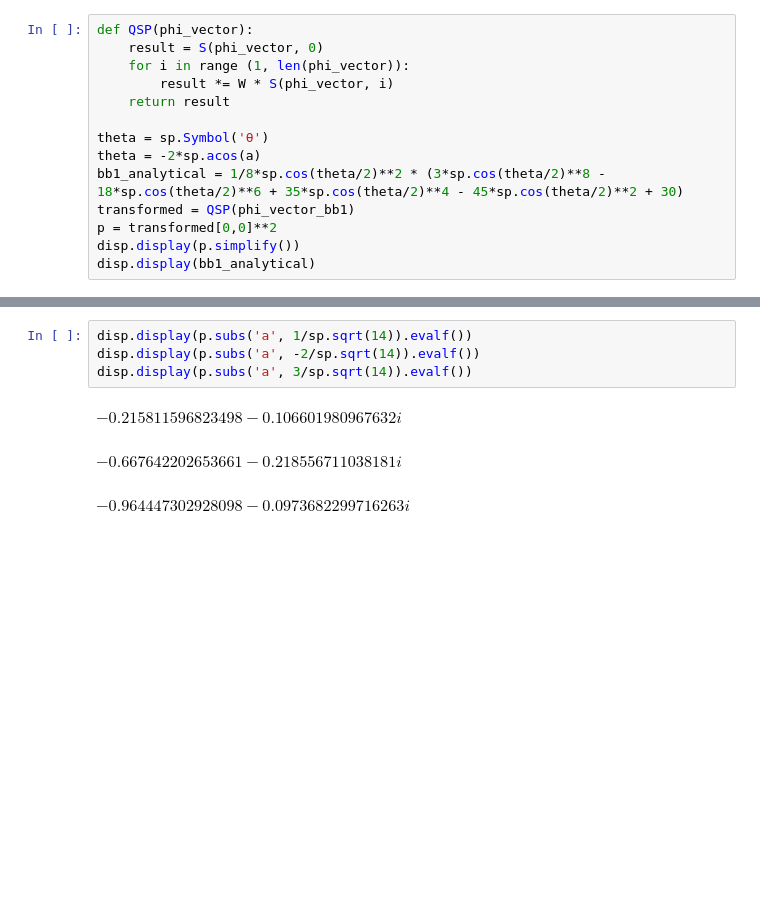
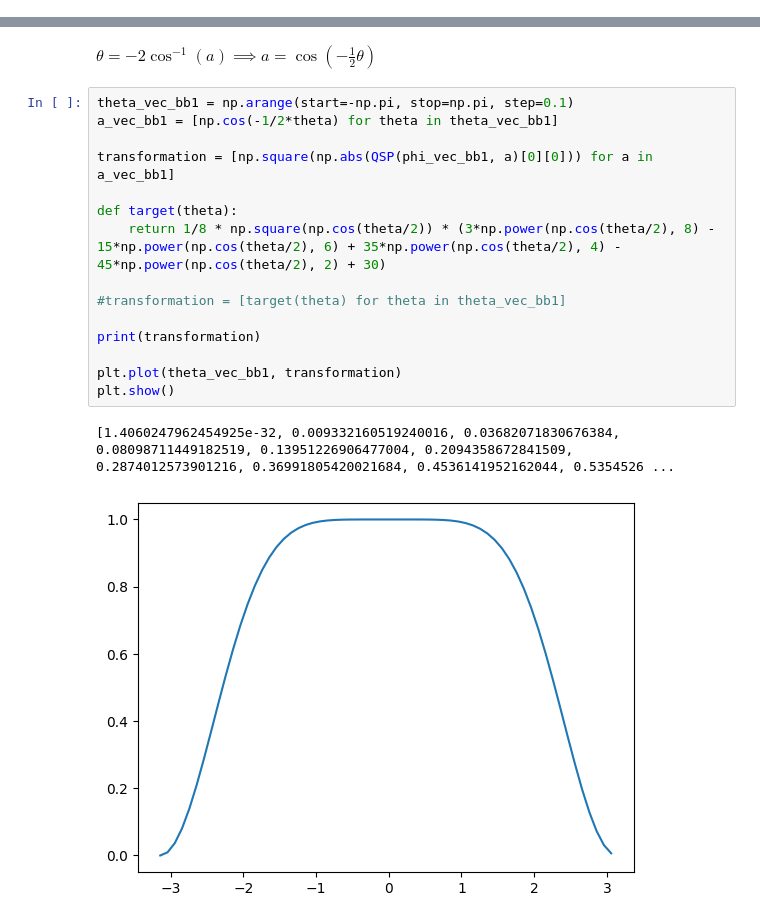
Before and after one commit to thilomueller/Seminar-Quantum-Computing, a Jupyter notebook: QSP.ipynb, the cells around one changed output, grey strips where cells are left out. Drawn from its saved outputs; the diff is of its cells as text; blank space fills up the shorter version.

```diff
--- a/QSP.ipynb
+++ b/QSP.ipynb
@@ -43,14 +81,0 @@ $\displaystyle \left[\begin{matrix}1.0 e^{0.911738290968488 i} & 0\\0 & 1.0 e^{-
-# %%
-def QSP(phi_vector):
-    result = S(phi_vector, 0)
-    for i in range (1, len(phi_vector)):
-        result *= W * S(phi_vector, i)
-    return result
-
-theta = sp.Symbol('θ')
-theta = -2*sp.acos(a)
-bb1_analytical = 1/8*sp.cos(theta/2)**2 * (3*sp.cos(theta/2)**8 -  18*sp.cos(theta/2)**6 + 35*sp.cos(theta/2)**4 - 45*sp.cos(theta/2)**2 + 30)
-transformed = QSP(phi_vector_bb1)
-p = transformed[0,0]**2
-disp.display(p.simplify())
-disp.display(bb1_analytical)
@@ -78,8 +82,20 @@ $\displaystyle \left|{a \left(4 a^{2} - 3\right)}\right|^{2}$
-# %%
-disp.display(p.subs('a', 1/sp.sqrt(14)).evalf())
-disp.display(p.subs('a', -2/sp.sqrt(14)).evalf())
-disp.display(p.subs('a', 3/sp.sqrt(14)).evalf())
-# %% [output]
-$\displaystyle -0.215811596823498 - 0.106601980967632 i$
-$\displaystyle -0.667642202653661 - 0.218556711038181 i$
-$\displaystyle -0.964447302928098 - 0.0973682299716263 i$
+# %% [markdown]
+$ \theta = -2 \cos^{-1}(a) \implies a = \cos(-\frac{1}{2} \theta) $
+# %%
+theta_vec_bb1 = np.arange(start=-np.pi, stop=np.pi, step=0.1)
+a_vec_bb1 = [np.cos(-1/2*theta) for theta in theta_vec_bb1]
+
+transformation = [np.square(np.abs(QSP(phi_vec_bb1, a)[0][0])) for a in a_vec_bb1]
+
+def target(theta):
+    return 1/8 * np.square(np.cos(theta/2)) * (3*np.power(np.cos(theta/2), 8) - 15*np.power(np.cos(theta/2), 6) + 35*np.power(np.cos(theta/2), 4) - 45*np.power(np.cos(theta/2), 2) + 30)
+
+#transformation = [target(theta) for theta in theta_vec_bb1]
+
+print(transformation)
+
+plt.plot(theta_vec_bb1, transformation)
+plt.show()
+# %% [output]
+[1.4060247962454925e-32, 0.009332160519240016, 0.03682071830676384, 0.08098711449182519, 0.13951226906477004, 0.2094358672841509, 0.2874012573901216, 0.36991805420021684, 0.4536141952162044, 0.5354526 ...
+[figure, added]
```
Also changed, not shown: parts of 19 cells of this notebook, 2 other files.
